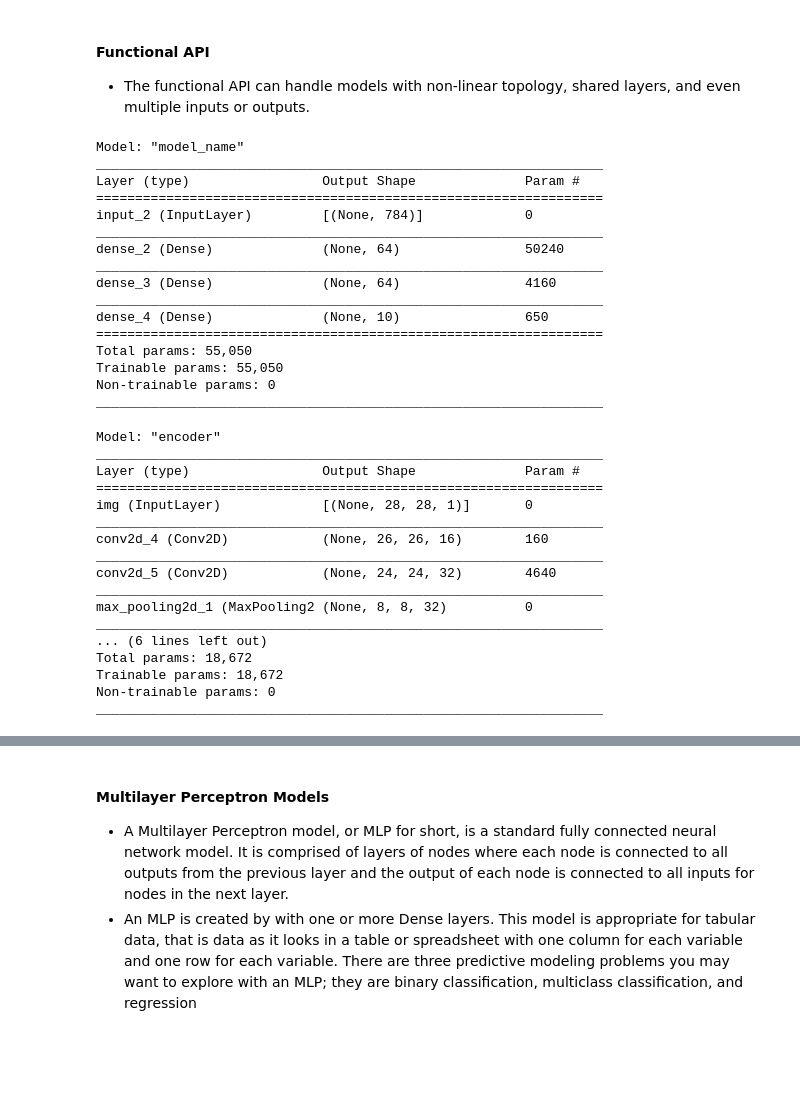
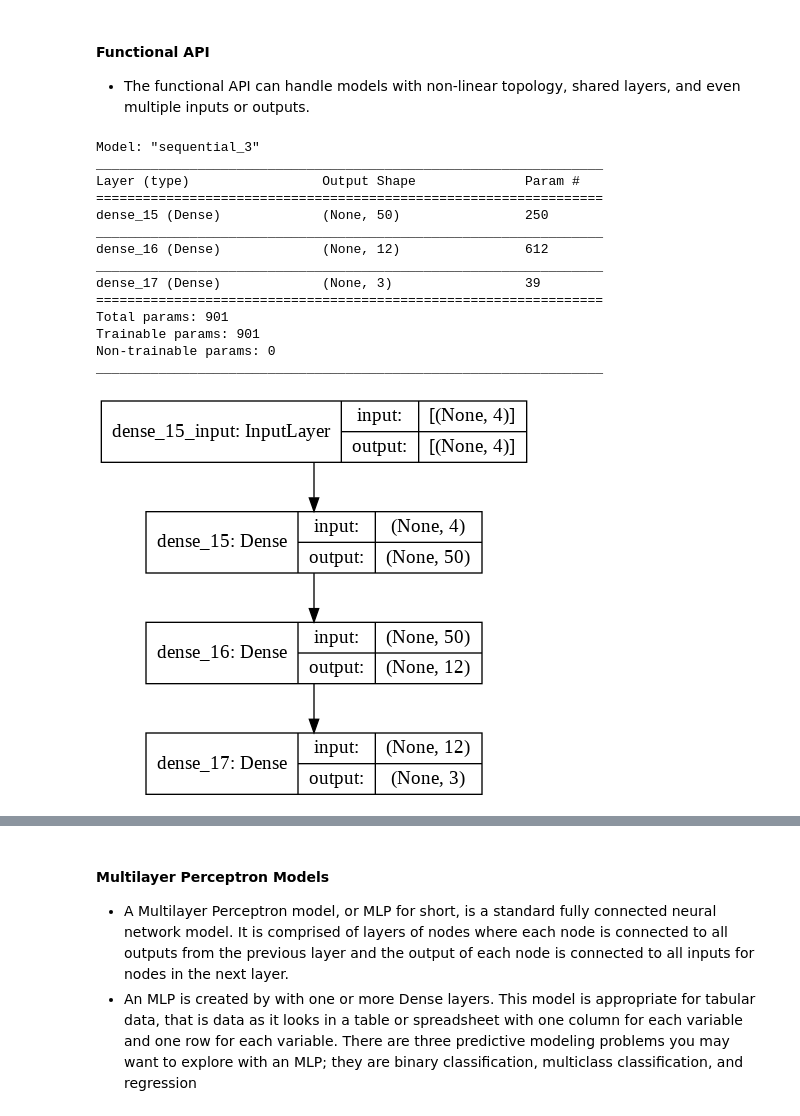
Before and after one commit to sandhyaparna/Python-DataScience-CookBook, a Jupyter notebook: Tensorflow.ipynb, the cells around one changed output, grey strips where cells are left out. Cells and saved outputs as stored; diff of their text form; code cells hidden in the pictures; blank space fills up the shorter version.

```diff
--- a/Tensorflow.ipynb
+++ b/Tensorflow.ipynb
@@ -93,60 +103,29 @@ print("One layer: \n",feature_extractor(x))
 #### Functional API
 * The functional API can handle models with non-linear topology, shared layers, and even multiple inputs or outputs.
 # %%
-inputs = tf.keras.Input(shape=(784,))
-dense = tf.keras.layers.Dense(64, activation="relu")
-x = dense(inputs)
-x = tf.keras.layers.Dense(64, activation="relu")(x)
-
-outputs = tf.keras.layers.Dense(10)(x)
-
-model = tf.keras.Model(inputs=inputs, outputs=outputs, name="model_name")
+model = tf.keras.Sequential()
+model.add(tf.keras.layers.Dense(50, input_dim=4, activation='relu'))
+model.add(tf.keras.layers.Dense(12, activation='relu'))
+model.add(tf.keras.layers.Dense(3, activation='softmax'))
 model.summary()
 
+# summarize the model
+plot_model(model, 'model.png', show_shapes=True)
+
 # Fully Connected layers: Param #: (current layer neurons c * previous layer neurons p)+(current layer neurons)
 # %% [output]
-Model: "model_name"
+Model: "sequential_3"
 _________________________________________________________________
 Layer (type)                 Output Shape              Param #
 =================================================================
-input_2 (InputLayer)         [(None, 784)]             0
+dense_15 (Dense)             (None, 50)                250
 _________________________________________________________________
-dense_2 (Dense)              (None, 64)                50240
+dense_16 (Dense)             (None, 12)                612
 _________________________________________________________________
-dense_3 (Dense)              (None, 64)                4160
-_________________________________________________________________
-dense_4 (Dense)              (None, 10)                650
+dense_17 (Dense)             (None, 3)                 39
 =================================================================
-Total params: 55,050
-Trainable params: 55,050
+Total params: 901
+Trainable params: 901
 Non-trainable params: 0
 _________________________________________________________________
+[figure, added]
-# %%
-encoder_input = tf.keras.Input(shape=(28, 28, 1), name="img") # input_shape=(32,32,3) implies 32*32 color images. RGB = 3 channels
-x = tf.keras.layers.Conv2D(16, 3, activation="relu")(encoder_input) # 16 filters in the layers, filter size is 3*3 # output shape is 28-3+1=26 size and 16 filters. Param # is ((3*3*1)+1)*16
-x = tf.keras.layers.Conv2D(32, 3, activation="relu")(x) # 32 filters in the layers, filter size is 3*3
-x = tf.keras.layers.MaxPooling2D(3)(x)
-x = tf.keras.layers.Conv2D(32, 3, activation="relu")(x)
-x = tf.keras.layers.Conv2D(16, 3, activation="relu")(x)
-encoder_output = tf.keras.layers.GlobalMaxPooling2D()(x)
-
-encoder = tf.keras.Model(encoder_input, encoder_output, name="encoder")
-encoder.summary()
-# %% [output]
-Model: "encoder"
-_________________________________________________________________
-Layer (type)                 Output Shape              Param #
-=================================================================
-img (InputLayer)             [(None, 28, 28, 1)]       0
-_________________________________________________________________
-conv2d_4 (Conv2D)            (None, 26, 26, 16)        160
-_________________________________________________________________
-conv2d_5 (Conv2D)            (None, 24, 24, 32)        4640
-_________________________________________________________________
-max_pooling2d_1 (MaxPooling2 (None, 8, 8, 32)          0
-_________________________________________________________________
-... (6 lines left out)
-Total params: 18,672
-Trainable params: 18,672
-Non-trainable params: 0
-_________________________________________________________________
```
Also changed, not shown: parts of 8 cells of this notebook.
